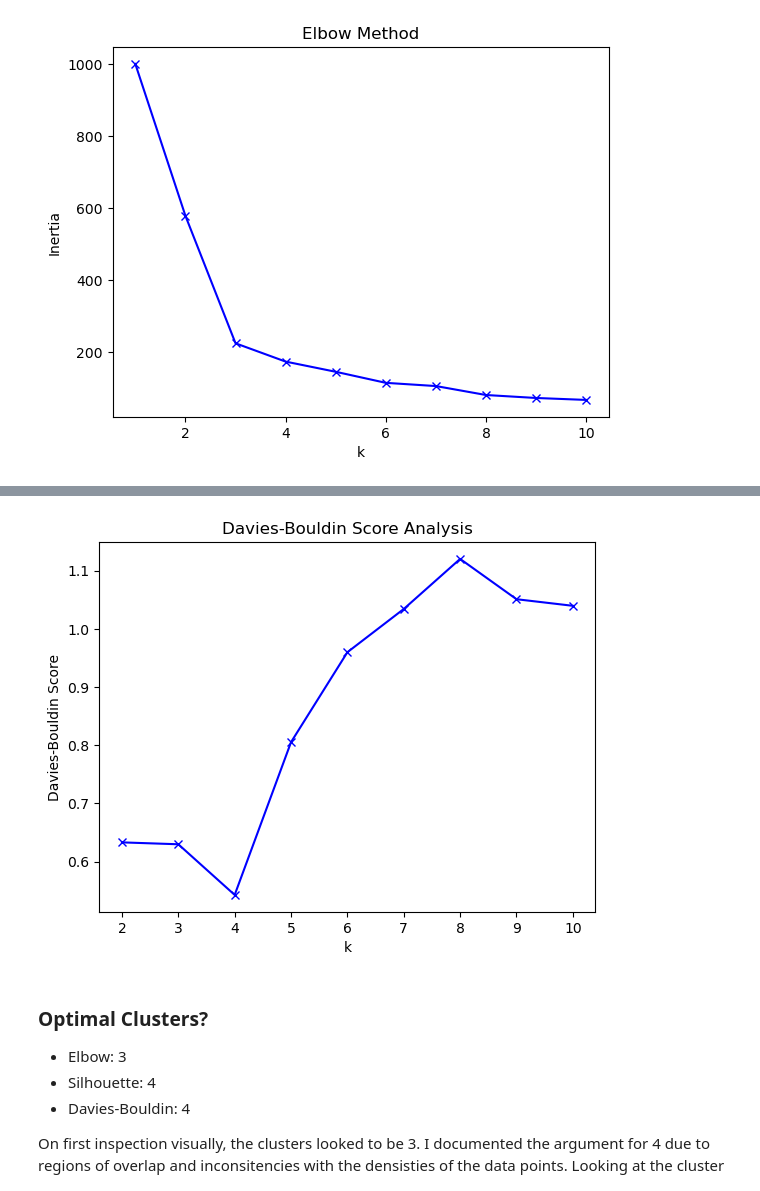
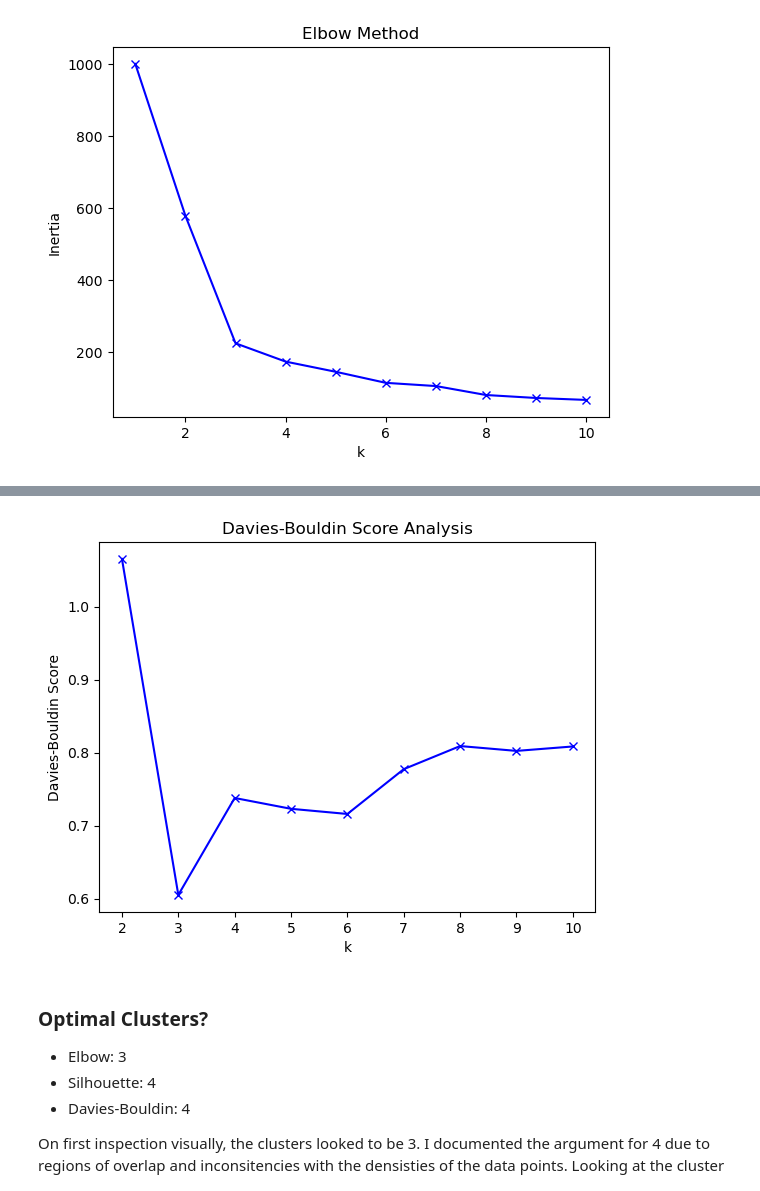
Before and after one commit to jairus-m/uden-msds, a Jupyter notebook: comp_4432/05_clustering.ipynb, the cells around one changed output, grey strips where cells are left out. Drawn from its saved outputs; the diff is of its cells as text; code cells hidden in the pictures.

```diff
--- a/comp_4432/05_clustering.ipynb
+++ b/comp_4432/05_clustering.ipynb
@@ -88,8 +88,8 @@ plt.show()
 silhouette_scores = []
 for k in range(2, 11):
     kmeans = KMeans(n_clusters=k, random_state=432)
-    kmeans.fit(X)
-    score = silhouette_score(X, kmeans.labels_)
+    kmeans.fit(X_scaled)
+    score = silhouette_score(X_scaled, kmeans.labels_)
     silhouette_scores.append(score)
 
 plt.plot(range(2, 11), silhouette_scores, 'bx-')
@@ -102,20 +102,20 @@ plt.show()
 # %%
 # davies-bouldin
 
 db_scores = []
 for k in range(2, 11):
     kmeans = KMeans(n_clusters=k, random_state=432)
-    kmeans.fit(X)
-    score = davies_bouldin_score(X, kmeans.labels_)
+    kmeans.fit(X_scaled)
+    score = davies_bouldin_score(X_scaled, kmeans.labels_)
     db_scores.append(score)
 
 plt.plot(range(2, 11), db_scores, 'bx-')
 plt.xlabel('k')
 plt.ylabel('Davies-Bouldin Score')
 plt.title('Davies-Bouldin Score Analysis')
 plt.show()
 # %% [output]
-[figure, old version]
+[figure, new version]
 # %% [markdown]
 ### Optimal Clusters?
 
```
Also changed, not shown: parts of 2 cells of this notebook.
